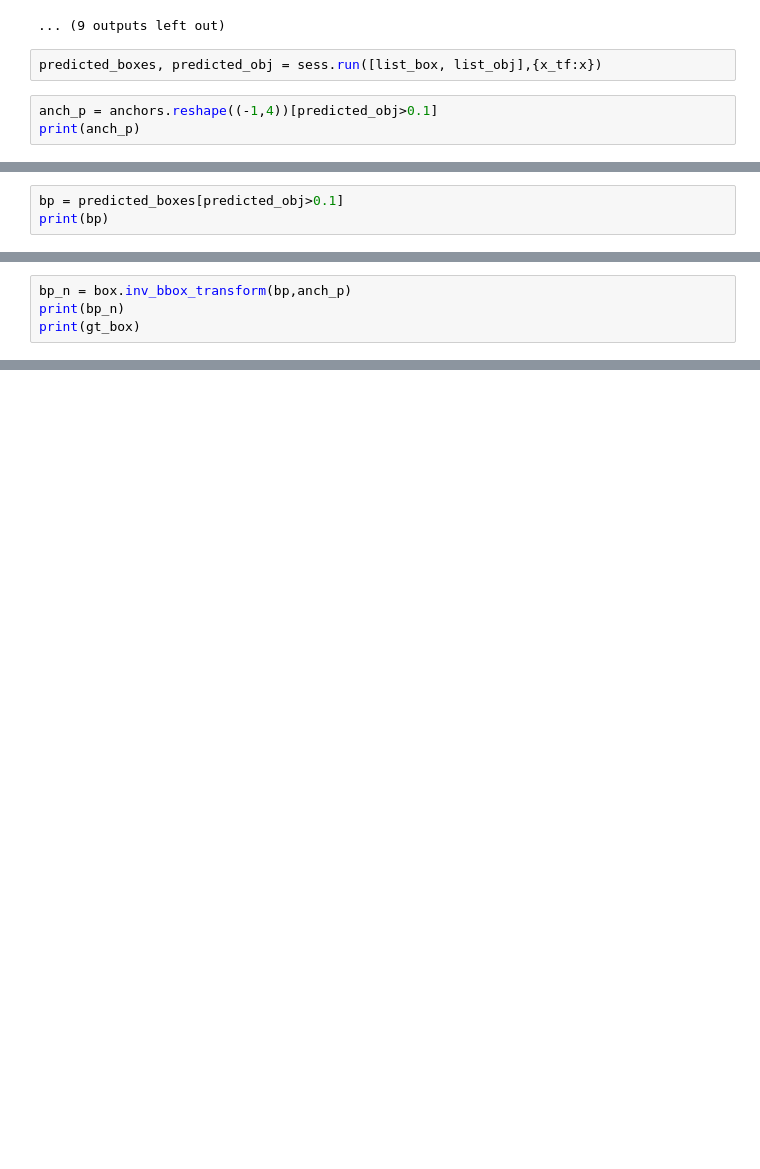
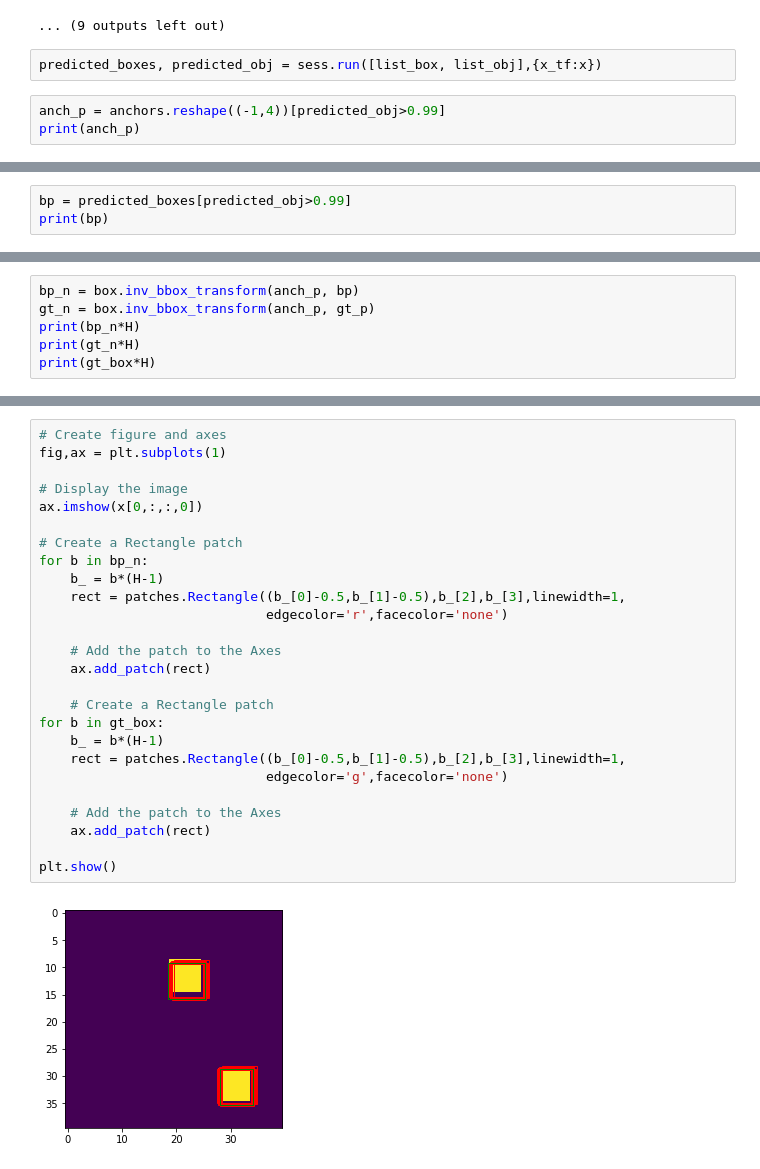
Before and after one commit to gmaher/centerline_detection, a Jupyter notebook: notebooks/train.ipynb, the cells around one changed output, grey strips where cells are left out. Saved outputs shown, nothing was run; the diff lists cells and outputs as text; blank space fills up the shorter version.

```diff
--- a/notebooks/train.ipynb
+++ b/notebooks/train.ipynb
@@ -196,6 +198,6 @@ for i in range(K):
 # %%
 predicted_boxes, predicted_obj = sess.run([list_box, list_obj],{x_tf:x})
 # %%
-anch_p = anchors.reshape((-1,4))[predicted_obj>0.1]
+anch_p = anchors.reshape((-1,4))[predicted_obj>0.99]
 print(anch_p)
 # %% [output]
@@ -212,4 +221,4 @@ print(anch_p)
 # %%
-bp = predicted_boxes[predicted_obj>0.1]
+bp = predicted_boxes[predicted_obj>0.99]
 print(bp)
 # %% [output]
@@ -230,5 +263,7 @@ print(gt_t[predicted_obj>0.5])
 # %%
-bp_n = box.inv_bbox_transform(bp,anch_p)
-print(bp_n)
-print(gt_box)
+bp_n = box.inv_bbox_transform(anch_p, bp)
+gt_n = box.inv_bbox_transform(anch_p, gt_p)
+print(bp_n*H)
+print(gt_n*H)
+print(gt_box*H)
 # %% [output]
@@ -240,0 +287,28 @@ print(gt_box)
+# %%
+# Create figure and axes
+fig,ax = plt.subplots(1)
+
+# Display the image
+ax.imshow(x[0,:,:,0])
+
+# Create a Rectangle patch
+for b in bp_n:
+    b_ = b*(H-1)
+    rect = patches.Rectangle((b_[0]-0.5,b_[1]-0.5),b_[2],b_[3],linewidth=1,
+                             edgecolor='r',facecolor='none')
+
+    # Add the patch to the Axes
+    ax.add_patch(rect)
+
+    # Create a Rectangle patch
+for b in gt_box:
+    b_ = b*(H-1)
+    rect = patches.Rectangle((b_[0]-0.5,b_[1]-0.5),b_[2],b_[3],linewidth=1,
+                             edgecolor='g',facecolor='none')
+
+    # Add the patch to the Axes
+    ax.add_patch(rect)
+
+plt.show()
+# %% [output]
+[figure, added]
```
Also changed, not shown: parts of 11 cells of this notebook, 2 other files.
